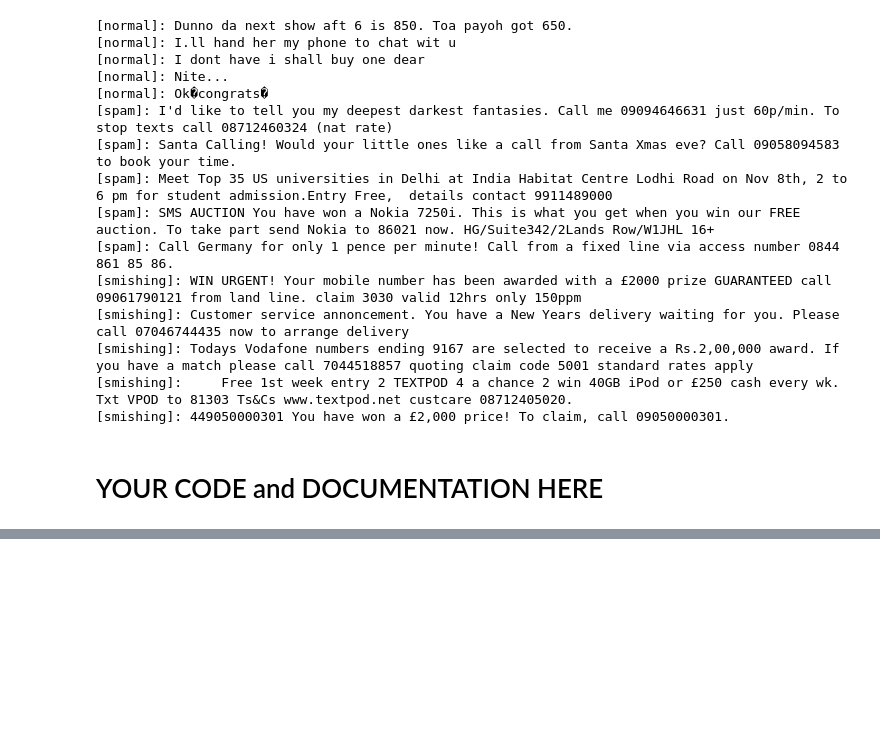
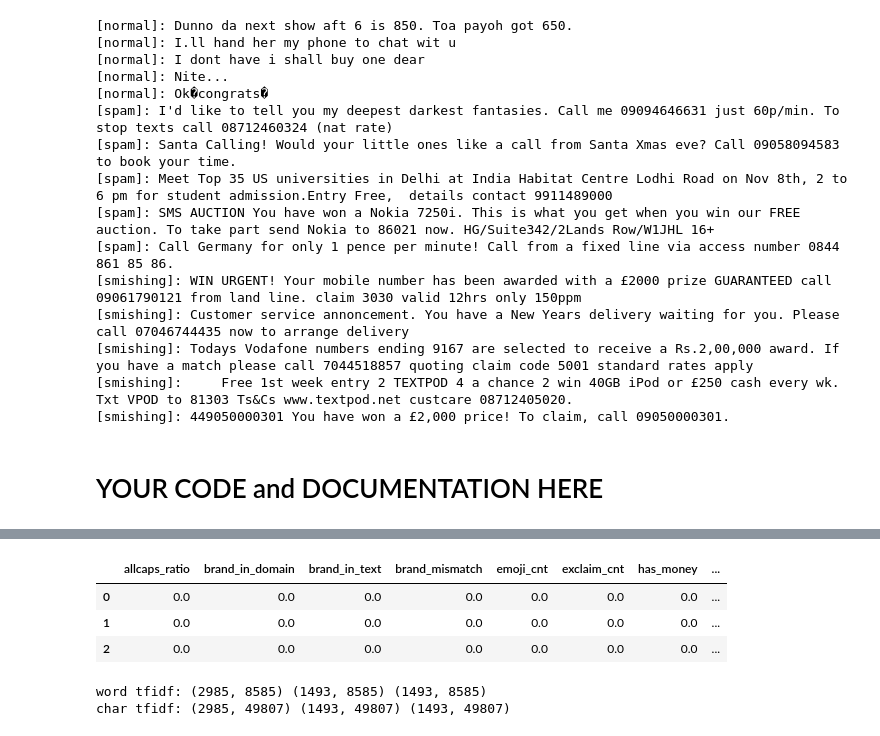
Before and after one commit to zhuohan9036/cs_courses, a Jupyter notebook: cs5489/assignments/assignmen_1/Assignment1-Doc.ipynb, the cells around one changed output, grey strips where cells are left out. Drawn from its saved outputs; the diff is of its cells as text; code cells hidden in the pictures; blank space fills up the shorter version.

```diff
--- a/cs5489/assignments/assignmen_1/Assignment1-Doc.ipynb
+++ b/cs5489/assignments/assignmen_1/Assignment1-Doc.ipynb
@@ -195,0 +344,19 @@ for c in classnames:
+# %%
+names = [labels_names[i] for i in [0, 1, 2]]
+vals  = counts.values
+
+plt.figure(figsize=(6, 4))
+bars = plt.bar(names, vals)
+plt.title("Label Distribution (Train)")
+plt.xlabel("Class")
+plt.ylabel("Count")
+plt.grid(axis="y", linestyle="--", alpha=0.5)
+
+for b, c in zip(bars, vals):
+    pct = (c / total * 100.0) if total > 0 else 0.0
+    plt.text(b.get_x() + b.get_width()/2, b.get_height(),
+             f"{c} ({pct:.2f}%)",
+             ha="center", va="bottom", fontsize=10)
+
+plt.tight_layout()
+plt.show()
@@ -195,0 +515,59 @@ for c in classnames:
+# %%
+eng_cols_order = sorted(extract_features("example").keys())
+
+eng_train = build_eng_df(train_df["text"])
+eng_val   = build_eng_df(val_df["text"])
+eng_test  = build_eng_df(test_df["text"])
+
+eng_test.head(3)
+# %% [output]
+|  | allcaps_ratio | brand_in_domain | brand_in_text | brand_mismatch | emoji_cnt | exclaim_cnt | has_money | ... |
+| 0 | 0.0 | 0.0 | 0.0 | 0.0 | 0.0 | 0.0 | 0.0 | ... |
+| 1 | 0.0 | 0.0 | 0.0 | 0.0 | 0.0 | 0.0 | 0.0 | ... |
+| 2 | 0.0 | 0.0 | 0.0 | 0.0 | 0.0 | 0.0 | 0.0 | ... |
+# %%
+from sklearn.feature_extraction.text import TfidfVectorizer
+from scipy import sparse
+import pickle as pk
+from pathlib import Path
+
+ART = Path("artifacts_trad")
+ART.mkdir(exist_ok=True)
+
+# n-gram (1-2)
+tfidf_word = TfidfVectorizer(
+    analyzer="word",
+    token_pattern=r"(?u)\b\w+\b",   #  __URL__ / __NUM__ , etc.
+    ngram_range=(1, 2),
+    min_df=2,
+    max_df=0.95,
+    sublinear_tf=True,
+)
+
+Xw_tr = tfidf_word.fit_transform(train_df["text_norm"])
+Xw_va = tfidf_word.transform(val_df["text_norm"])
+Xw_te = tfidf_word.transform(test_df["text_norm"])
+
+# n-gram(3–5)
+tfidf_char = TfidfVectorizer(
+    analyzer="char",
+    ngram_range=(3, 5),
+    min_df=2,
+    sublinear_tf=True,
+    lowercase=False
+)
+
+Xc_tr = tfidf_char.fit_transform(train_df["text_norm"])
+Xc_va = tfidf_char.transform(val_df["text_norm"])
+Xc_te = tfidf_char.transform(test_df["text_norm"])
+
+print("word tfidf:", Xw_tr.shape, Xw_va.shape, Xw_te.shape)
+print("char tfidf:", Xc_tr.shape, Xc_va.shape, Xc_te.shape)
+
+with open(ART / "tfidf_word.pkl", "wb") as f:
+    pk.dump(tfidf_word, f)
+with open(ART / "tfidf_char.pkl", "wb") as f:
+    pk.dump(tfidf_char, f)
+# %% [output]
+word tfidf: (2985, 8585) (1493, 8585) (1493, 8585)
+char tfidf: (2985, 49807) (1493, 49807) (1493, 49807)
```
Also changed, not shown: parts of 26 cells of this notebook, 2 other files.
